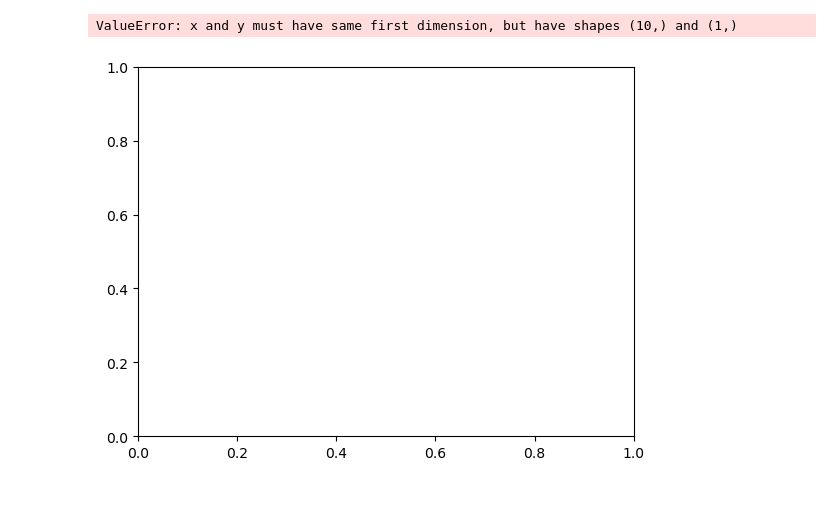
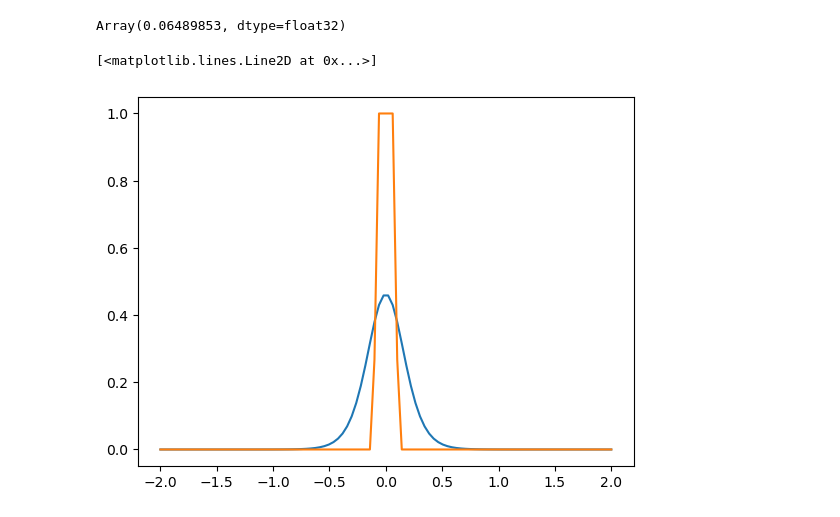
Before and after one commit to Lyuliyao/Adam_CBO_Control, a Jupyter notebook: mean_field/result.ipynb, the cells around one changed output. Drawn from its saved outputs; the diff is of its cells as text; code cells hidden in the pictures.

Commit message:
result of mean_field

```diff
--- a/mean_field/result.ipynb
+++ b/mean_field/result.ipynb
@@ -95,3 +0,0 @@ distribution
-# %%
-x = np.linspace(0,1,100)
-value_test1,x_start_new,m0,m1 =  jax.vmap(lambda x: compute_loss(rng,params_new_all, jnp.zeros(1), x))(x)
@@ -131,8 +232,20 @@ x_min = x_edges[:-1]+(x_edges[1]-x_edges[0])/2
+# %%
+((X0-X0.mean())**2).mean()
+# %% [output]
+Array(0.06489853, dtype=float32)
+# %%
+import jax.numpy as jnp
+import jax
+def smooth_indicator(x: jnp.ndarray, epsilon: float) -> jnp.ndarray:
+    """
+    Smooth approximation of the indicator function using a sigmoid function.
+    """
+    return jax.nn.sigmoid((0.1 - x) / epsilon) - jax.nn.sigmoid((-0.1 - x) / epsilon)
 # %%
+x = jnp.linspace(-2, 2, 100)
 import matplotlib.pyplot as plt
-plt.plot(x,value_test1.mean(axis=-1))
-problem_configure = config["sde"]["problem_configure"]
-plt.plot(x,problem_configure["fcn_Qs"](x)*N_mv+N_mv*problem_configure["fcn_Q"](x)*0.01)
+plt.plot(x, smooth_indicator(x, 0.1))
+plt.plot(x, smooth_indicator(x, 0.001))
 # %% [output]
-ValueError: x and y must have same first dimension, but have shapes (10,) and (1,)
+[<matplotlib.lines.Line2D at 0x...>]
-[figure, old version]
+[figure, new version]
```
Also changed, not shown: parts of 20 cells of this notebook.
